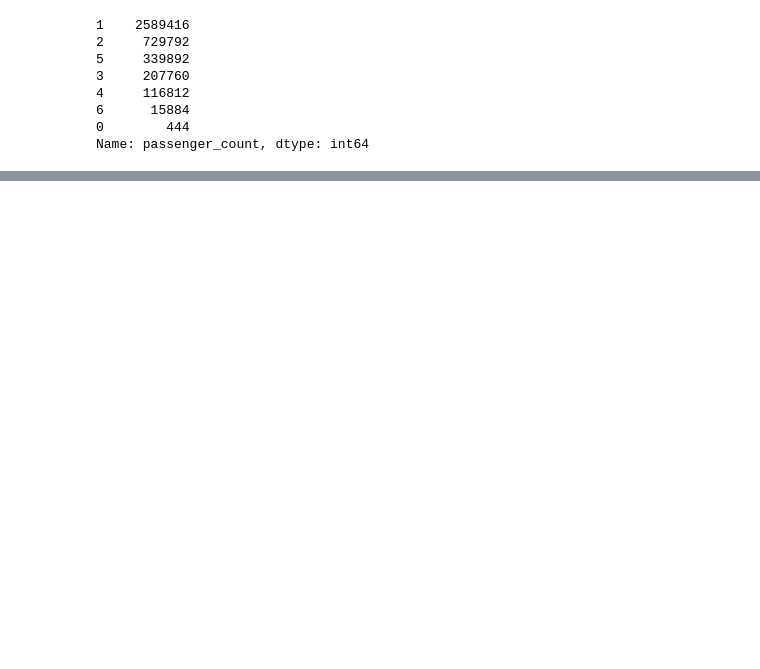
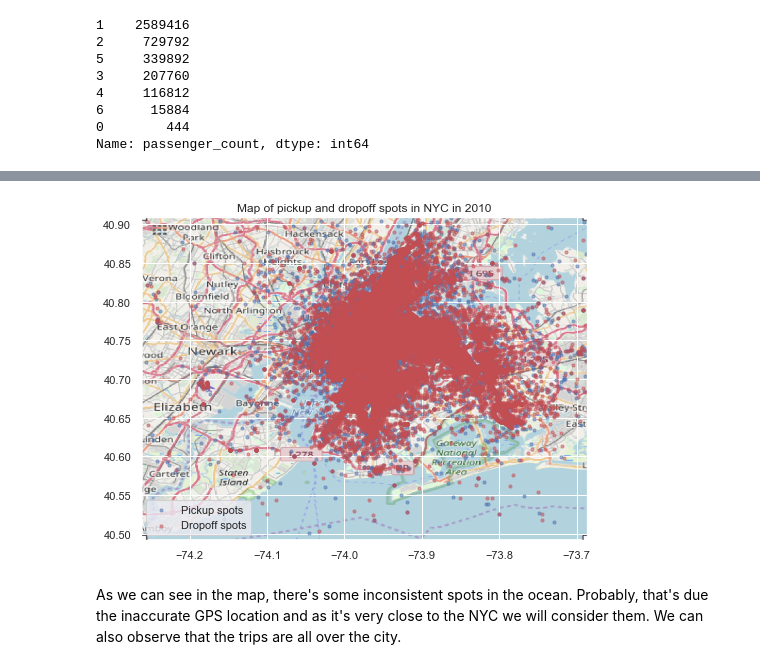
Before and after one commit to debortolithullio/NYC-Taxi-Trips, a Jupyter notebook: Analysis.ipynb, the cells around one changed output, grey strips where cells are left out. Drawn from its saved outputs; the diff is of its cells as text; code cells hidden in the pictures; blank space fills up the shorter version.

```diff
--- a/Analysis.ipynb
+++ b/Analysis.ipynb
@@ -191,10 +199,10 @@ We will consider those abnormal values as errors of typing and will drop them fr
 - Trips have to have at leat 1 passenger
 # %%
 df = df[
-        (df.dropoff_latitude >= 30) & (df.dropoff_latitude <= 50) &
-        (df.pickup_latitude >= 30) & (df.pickup_latitude <= 50) &
-        (df.dropoff_longitude >= -83) & (df.dropoff_longitude <= -63) &
-        (df.pickup_longitude >= -83) & (df.pickup_longitude <= -63) &
+        (df.dropoff_latitude >= 40.491588) & (df.dropoff_latitude <= 40.908962) &
+        (df.pickup_latitude >= 40.491588) & (df.pickup_latitude <= 40.908962) &
+        (df.dropoff_longitude >= -74.263428) & (df.dropoff_longitude <= -73.686467) &
+        (df.pickup_longitude >= -74.263428) & (df.pickup_longitude <= -73.686467) &
         (df.trip_distance >= 0.00001) & (df.speed_miles_per_h <= 40) &
         (df.passenger_count > 0)
        ]
@@ -204,0 +225,18 @@ df.shape
+# %%
+map_image = plt.imread('map.png')
+# %%
+BBox = (-74.263428, -73.686467,
+         40.491588, 40.908962)
+
+fig, ax = plt.subplots(figsize = (8,8));
+ax.scatter(df[df.pickup_datetime.dt.year == 2010].pickup_longitude, df[df.pickup_datetime.dt.year == 2010].pickup_latitude, zorder=1, alpha= 0.5, c='b', s=10, label="Pickup spots");
+ax.scatter(df[df.pickup_datetime.dt.year == 2010].dropoff_longitude, df[df.pickup_datetime.dt.year == 2010].dropoff_latitude, zorder=1, alpha= 0.5, c='r', s=10, label="Dropoff spots");
+ax.set_title('Map of pickup and dropoff spots in NYC in 2010');
+ax.set_xlim(BBox[0],BBox[1]);
+ax.set_ylim(BBox[2],BBox[3]);
+ax.imshow(map_image, zorder=0, extent = BBox, aspect= 'equal');
+ax.legend();
+# %% [output]
+[figure, added]
+# %% [markdown]
+As we can see in the map, there's some inconsistent spots in the ocean. Probably, that's due the inaccurate GPS location and as it's very close to the NYC we will consider them. We can also observe that the trips are all over the city.
```
Also changed, not shown: parts of 17 cells of this notebook, 1 other file.
